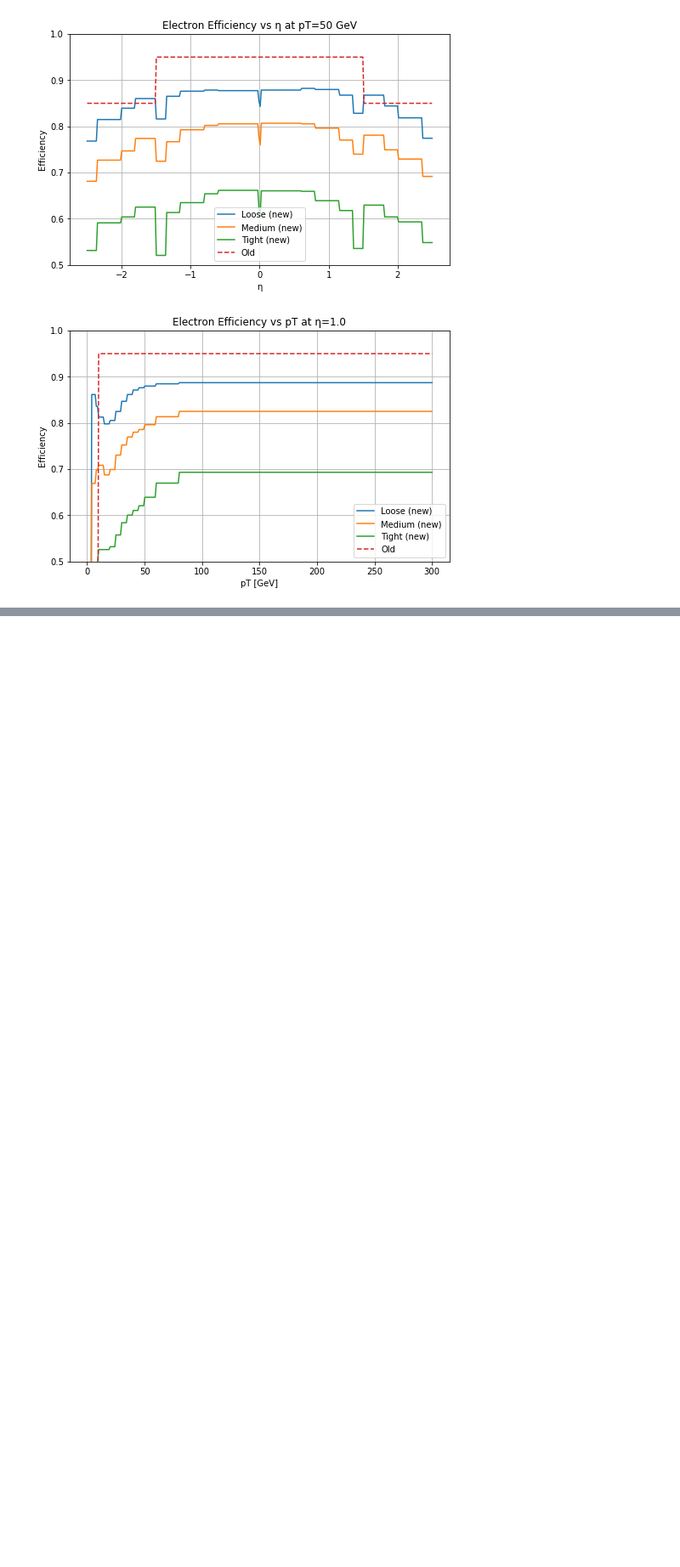
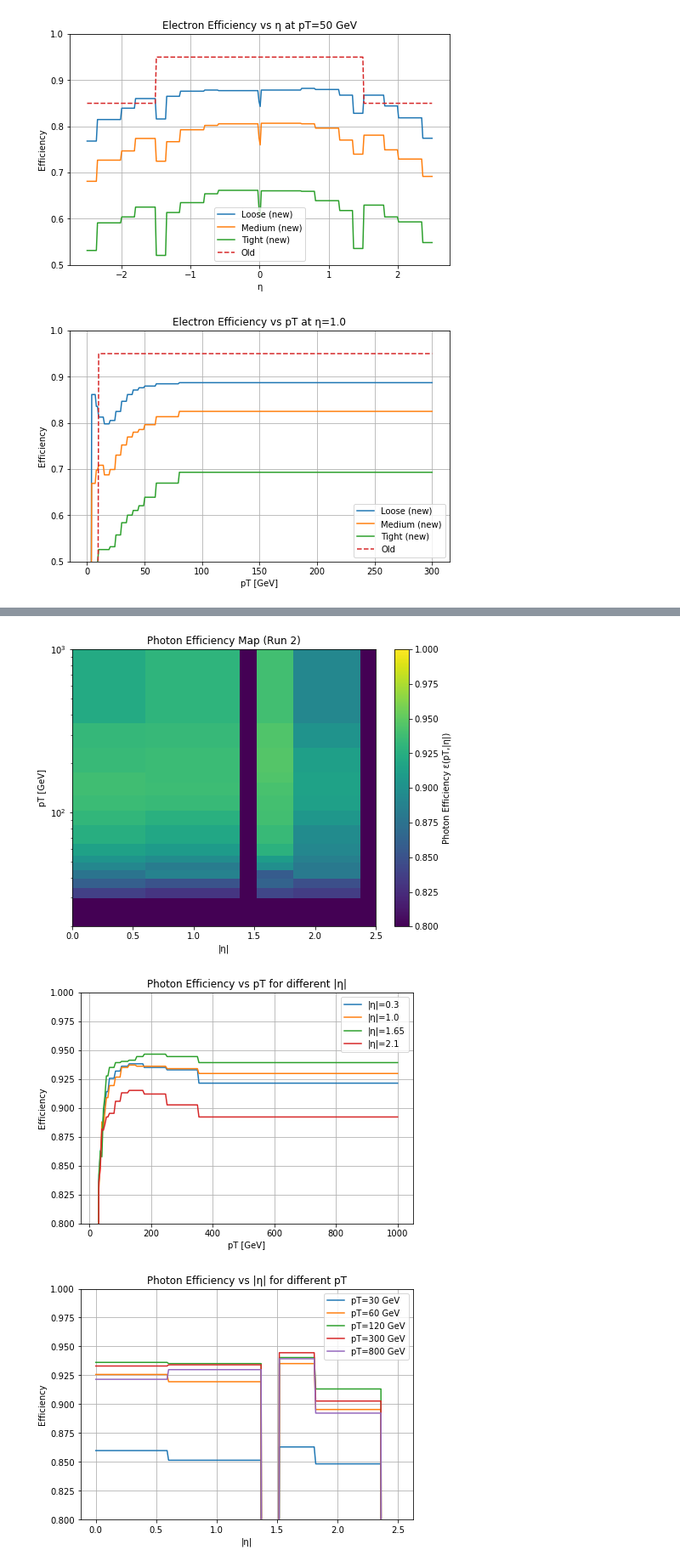
Before and after one commit to delphes/delphes, a Jupyter notebook: cards/ATLAS_Run2/parameter_fits.ipynb, the cells around one changed output, grey strips where cells are left out. Shown: that part at 85% size. Cells and saved outputs as stored; diff of their text form; code cells hidden in the pictures; blank space fills up the shorter version.

Commit message:
Photon efficiency

```diff
--- a/cards/ATLAS_Run2/parameter_fits.ipynb
+++ b/cards/ATLAS_Run2/parameter_fits.ipynb
@@ -515,0 +522,69 @@ plt.show()
+# %%
+photon_eff_data = np.genfromtxt("data/Photon Efficiency - pt_eta.csv", delimiter=",", skip_header=1)
+
+eff_0_eta_0_6, eff_0_6_eta_1_37, eff_1_52_eta_1_81, eff_1_81_eta_1_2_37, pt1, pt2 = photon_eff_data.T
+
+# === Define eta bins ===
+eta_bins = [(0.0, 0.6), (0.6, 1.37), (1.52, 1.81), (1.81, 2.37)]
+eff_eta = [eff_0_eta_0_6, eff_0_6_eta_1_37, eff_1_52_eta_1_81, eff_1_81_eta_1_2_37]
+
+# === Efficiency lookup ===
+def photon_eff(pt, eta):
+    """Piecewise photon efficiency based on pt and abs(eta)."""
+    aeta = abs(eta)
+    eff_pt_eta = 0.0
+    for i, (emin, emax) in enumerate(eta_bins):
+        if emin <= aeta < emax:
+            eff_table = list(zip(eff_eta[i], pt1, pt2))
+            for eff, pmin, pmax in eff_table:
+                if pmin <= pt < pmax:
+                    return eff
+            if pt >= pt2[-1]:
+                return eff_table[-1][0]
+            return 0.0
+    return 0.0  # outside acceptance
+
+# === Make grid ===
+etas = np.linspace(0, 2.5, 200)
+pts = np.linspace(20, 1000, 200)
+E, P = np.meshgrid(etas, pts)
+
+v_eff = np.vectorize(photon_eff)
+Z = v_eff(P, E)
+
+# === 2D Heatmap ===
+plt.figure(figsize=(8,6))
+plt.pcolormesh(E, P, Z, shading='auto', cmap='viridis', vmin=0.8, vmax=1.0)
+plt.colorbar(label="Photon Efficiency ε(pT,|η|)")
+plt.xlabel("|η|")
+plt.ylabel("pT [GeV]")
+plt.title("Photon Efficiency Map (Run 2)")
+plt.yscale('log')
+plt.show()
+
+# === 1D projections ===
+plt.figure(figsize=(7,5))
+for eta_fixed in [0.3, 1.0, 1.65, 2.1]:
+    plt.plot(pts, v_eff(pts, eta_fixed), label=f"|η|={eta_fixed}")
+plt.xlabel("pT [GeV]")
+plt.ylabel("Efficiency")
+plt.title("Photon Efficiency vs pT for different |η|")
+plt.grid(True)
+plt.legend()
+plt.ylim(0.8, 1.0)
+plt.show()
+
+plt.figure(figsize=(7,5))
+for pt_fixed in [30, 60, 120, 300, 800]:
+    plt.plot(etas, v_eff(pt_fixed, etas), label=f"pT={pt_fixed} GeV")
+plt.xlabel("|η|")
+plt.ylabel("Efficiency")
+plt.title("Photon Efficiency vs |η| for different pT")
+plt.grid(True)
+plt.legend()
+plt.ylim(0.8, 1.0)
+plt.show()
+# %% [output]
+[figure, added]
+[figure, added]
+[figure, added]
```
Also changed, not shown: parts of 1 cell of this notebook, 7 other files.
